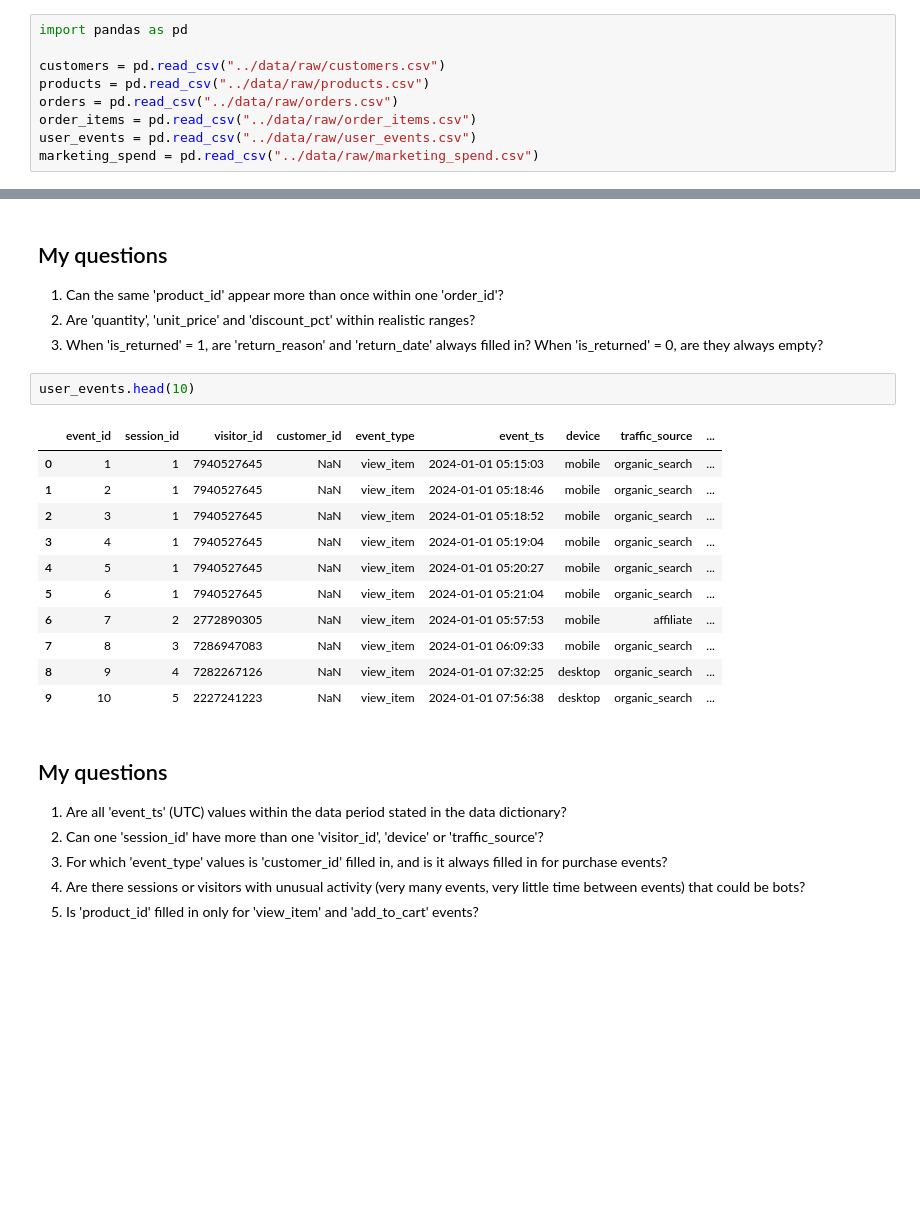
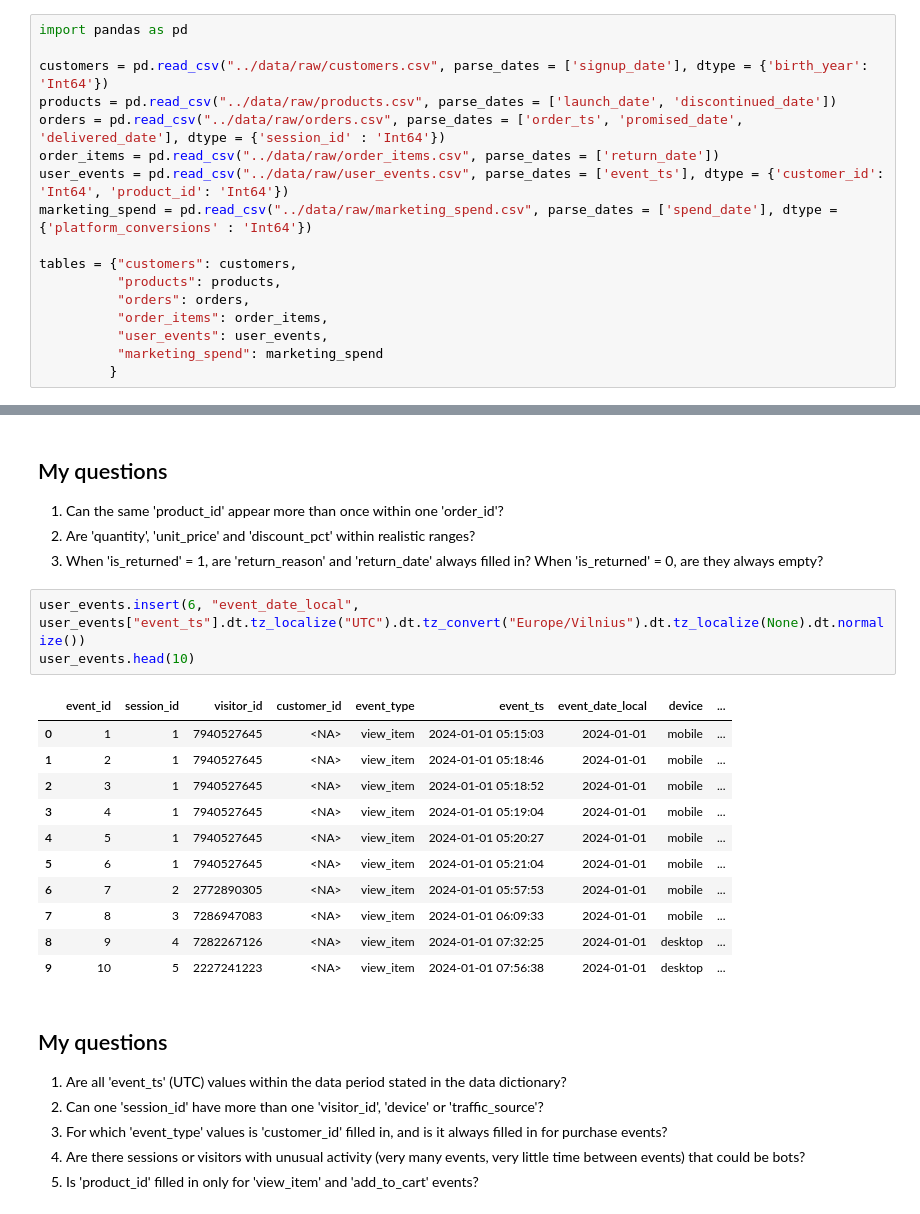
Before and after one commit to egidijus-zilis/ecommerce-analysis, a Jupyter notebook: notebooks/01_profiling.ipynb, the cells around one changed output, grey strips where cells are left out. Saved outputs shown, nothing was run; the diff lists cells and outputs as text; blank space fills up the shorter version.

```diff
--- a/notebooks/01_profiling.ipynb
+++ b/notebooks/01_profiling.ipynb
@@ -1,12 +1,20 @@
 # %%
 import pandas as pd
 
-customers = pd.read_csv("../data/raw/customers.csv")
-products = pd.read_csv("../data/raw/products.csv")
-orders = pd.read_csv("../data/raw/orders.csv")
-order_items = pd.read_csv("../data/raw/order_items.csv")
-user_events = pd.read_csv("../data/raw/user_events.csv")
-marketing_spend = pd.read_csv("../data/raw/marketing_spend.csv")
+customers = pd.read_csv("../data/raw/customers.csv", parse_dates = ['signup_date'], dtype = {'birth_year': 'Int64'})
+products = pd.read_csv("../data/raw/products.csv", parse_dates = ['launch_date', 'discontinued_date'])
+orders = pd.read_csv("../data/raw/orders.csv", parse_dates = ['order_ts', 'promised_date', 'delivered_date'], dtype = {'session_id' : 'Int64'})
+order_items = pd.read_csv("../data/raw/order_items.csv", parse_dates = ['return_date'])
+user_events = pd.read_csv("../data/raw/user_events.csv", parse_dates = ['event_ts'], dtype = {'customer_id': 'Int64', 'product_id': 'Int64'})
+marketing_spend = pd.read_csv("../data/raw/marketing_spend.csv", parse_dates = ['spend_date'], dtype = {'platform_conversions' : 'Int64'})
+
+tables = {"customers": customers,
+          "products": products,
+          "orders": orders,
+          "order_items": order_items,
+          "user_events": user_events,
+          "marketing_spend": marketing_spend
+         }
 # %%
 customers.head(10)
 # %% [output]
@@ -86,19 +95,20 @@ order_items.head(10)
 2. Are 'quantity', 'unit_price' and 'discount_pct' within realistic ranges?
 3. When 'is_returned' = 1, are 'return_reason' and 'return_date' always filled in? When 'is_returned' = 0, are they always empty?
 # %%
+user_events.insert(6, "event_date_local", user_events["event_ts"].dt.tz_localize("UTC").dt.tz_convert("Europe/Vilnius").dt.tz_localize(None).dt.normalize())
 user_events.head(10)
 # %% [output]
-|  | event_id | session_id | visitor_id | customer_id | event_type | event_ts | device | traffic_source | ... |
-| 0 | 1 | 1 | 7940527645 | NaN | view_item | 2024-01-01 05:15:03 | mobile | organic_search | ... |
-| 1 | 2 | 1 | 7940527645 | NaN | view_item | 2024-01-01 05:18:46 | mobile | organic_search | ... |
-| 2 | 3 | 1 | 7940527645 | NaN | view_item | 2024-01-01 05:18:52 | mobile | organic_search | ... |
-| 3 | 4 | 1 | 7940527645 | NaN | view_item | 2024-01-01 05:19:04 | mobile | organic_search | ... |
-| 4 | 5 | 1 | 7940527645 | NaN | view_item | 2024-01-01 05:20:27 | mobile | organic_search | ... |
-| 5 | 6 | 1 | 7940527645 | NaN | view_item | 2024-01-01 05:21:04 | mobile | organic_search | ... |
-| 6 | 7 | 2 | 2772890305 | NaN | view_item | 2024-01-01 05:57:53 | mobile | affiliate | ... |
-| 7 | 8 | 3 | 7286947083 | NaN | view_item | 2024-01-01 06:09:33 | mobile | organic_search | ... |
-| 8 | 9 | 4 | 7282267126 | NaN | view_item | 2024-01-01 07:32:25 | desktop | organic_search | ... |
-| 9 | 10 | 5 | 2227241223 | NaN | view_item | 2024-01-01 07:56:38 | desktop | organic_search | ... |
+|  | event_id | session_id | visitor_id | customer_id | event_type | event_ts | event_date_local | device | ... |
+| 0 | 1 | 1 | 7940527645 | <NA> | view_item | 2024-01-01 05:15:03 | 2024-01-01 | mobile | ... |
+| 1 | 2 | 1 | 7940527645 | <NA> | view_item | 2024-01-01 05:18:46 | 2024-01-01 | mobile | ... |
+| 2 | 3 | 1 | 7940527645 | <NA> | view_item | 2024-01-01 05:18:52 | 2024-01-01 | mobile | ... |
+| 3 | 4 | 1 | 7940527645 | <NA> | view_item | 2024-01-01 05:19:04 | 2024-01-01 | mobile | ... |
+| 4 | 5 | 1 | 7940527645 | <NA> | view_item | 2024-01-01 05:20:27 | 2024-01-01 | mobile | ... |
+| 5 | 6 | 1 | 7940527645 | <NA> | view_item | 2024-01-01 05:21:04 | 2024-01-01 | mobile | ... |
+| 6 | 7 | 2 | 2772890305 | <NA> | view_item | 2024-01-01 05:57:53 | 2024-01-01 | mobile | ... |
+| 7 | 8 | 3 | 7286947083 | <NA> | view_item | 2024-01-01 06:09:33 | 2024-01-01 | mobile | ... |
+| 8 | 9 | 4 | 7282267126 | <NA> | view_item | 2024-01-01 07:32:25 | 2024-01-01 | desktop | ... |
+| 9 | 10 | 5 | 2227241223 | <NA> | view_item | 2024-01-01 07:56:38 | 2024-01-01 | desktop | ... |
 # %% [markdown]
 ## My questions
 1. Are all 'event_ts' (UTC) values within the data period stated in the data dictionary?
```
Also changed, not shown: parts of 8 cells of this notebook, 1 other file.
